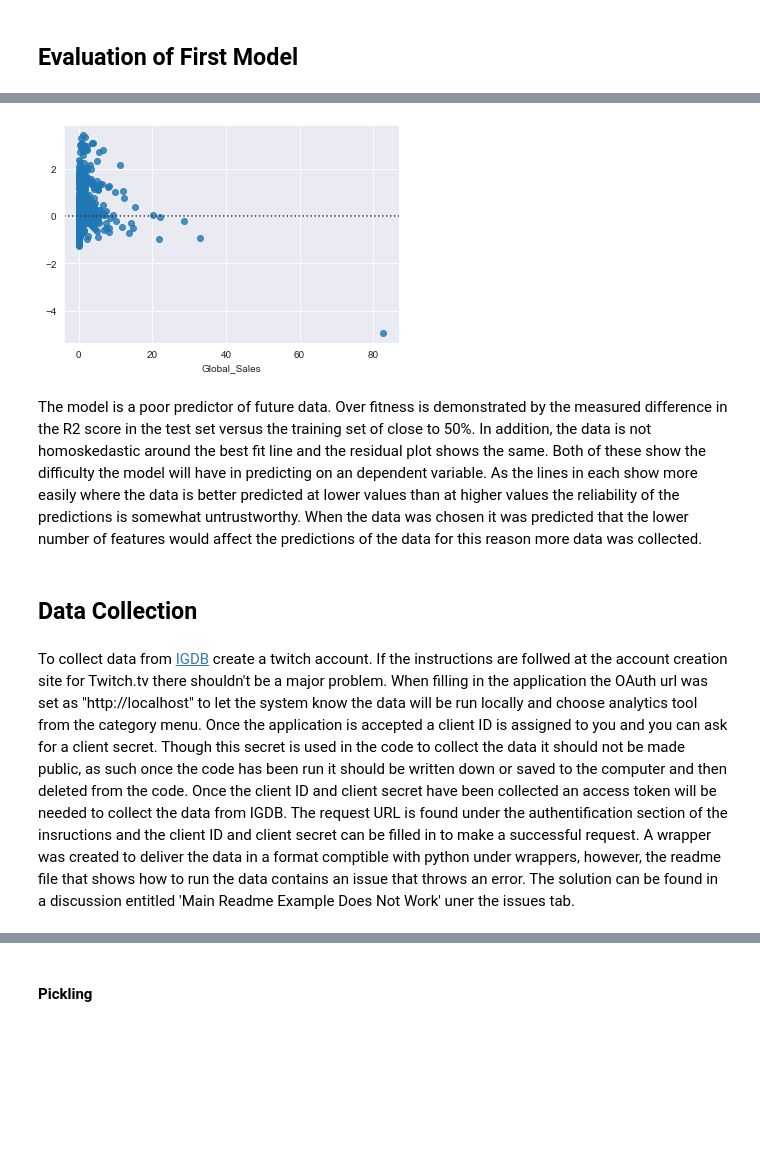
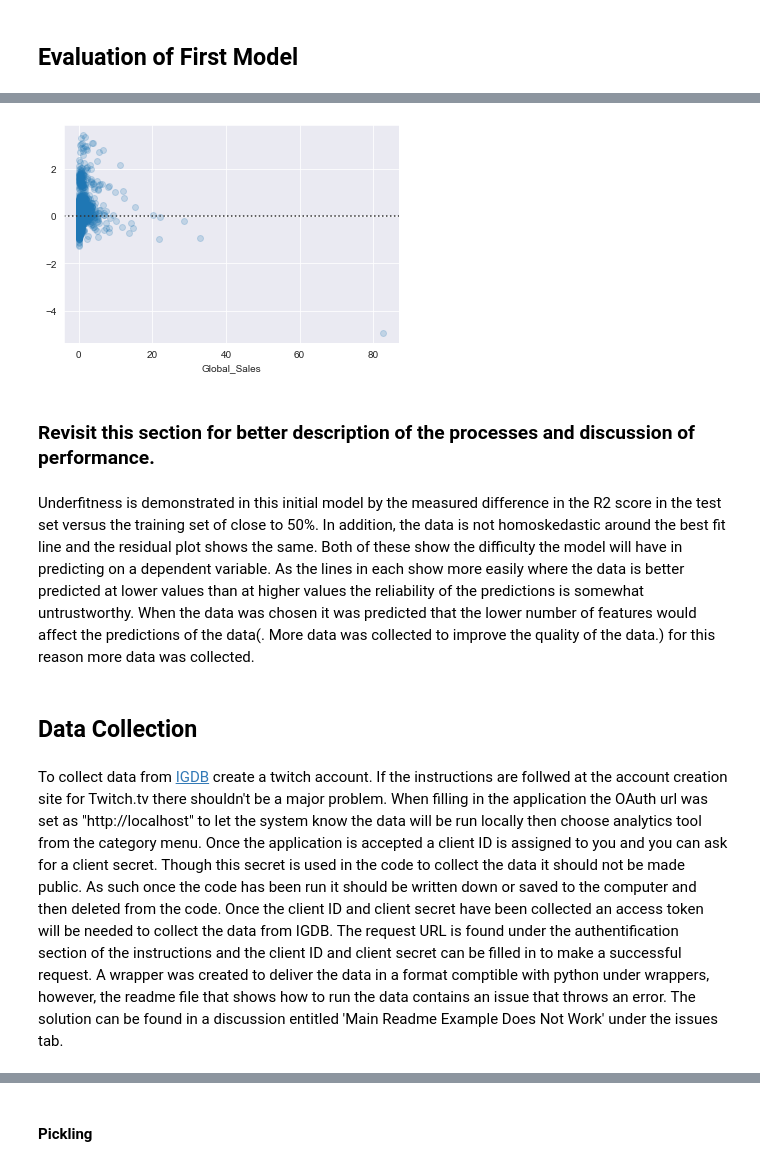
Before and after one commit to RCKettel/CapstoneProject, a Jupyter notebook: Projects/FinalNotebook.ipynb, the cells around one changed output, grey strips where cells are left out. Drawn from its saved outputs; the diff is of its cells as text; code cells hidden in the pictures; blank space fills up the shorter version.

```diff
--- a/Projects/FinalNotebook.ipynb
+++ b/Projects/FinalNotebook.ipynb
@@ -204,12 +223,14 @@ plt.ylabel('Projected Sales');
 # %%
-sns.residplot(y_test, ridge.predict(X_test_ohe_ss));
+sns.residplot(y_test, ridge.predict(X_test_ohe_ss), scatter_kws={'alpha': 0.2});
 # %% [output]
-[figure, old version]
+[figure, new version]
+# %% [markdown]
+### Revisit this section for better description of the processes and discussion of performance.
 # %% [markdown]
-The model is a poor predictor of future data.  Over fitness is demonstrated by the measured difference in the R2 score in the test set versus the training set of close to 50%. In addition, the data is not homoskedastic around the best fit line and the residual plot shows the same.  Both of these show the difficulty the model will have in predicting on an dependent variable. As the lines in each show more easily where the data is better predicted at lower values than at higher values the reliability of the predictions is somewhat untrustworthy.  When the data was chosen it was predicted that the lower number of features would affect the predictions of the data for this reason more data was collected.
+Underfitness is demonstrated in this initial model by the measured difference in the R2 score in the test set versus the training set of close to 50%. In addition, the data is not homoskedastic around the best fit line and the residual plot shows the same.  Both of these show the difficulty the model will have in predicting on a dependent variable. As the lines in each show more easily where the data is better predicted at lower values than at higher values the reliability of the predictions is somewhat untrustworthy.  When the data was chosen it was predicted that the lower number of features would affect the predictions of the data(. More data was collected to improve the quality of the data.) for this reason more data was collected.
 # %% [markdown]
 ## Data Collection
 # %% [markdown]
-To collect data from [IGDB](pi-docs.igdb.com/#about) create a twitch account.  If the instructions are follwed at the account creation site for Twitch.tv there shouldn't be a major problem.  When filling in the application the OAuth url was set as "http://localhost" to let the system know the data will be run locally and choose analytics tool from the category menu.  Once the application is accepted  a client ID is assigned to you and you can ask for a client secret.  Though this secret is used in the code to collect the data it should not be made public, as such once the code has been run it should be written down or saved to the computer and then deleted from the code.  Once the client ID and client secret have been collected an access token will be needed to collect the data from IGDB.  The request URL is found under the authentification section of the insructions and the client ID and client secret can be filled in to make a successful request.  A wrapper was created to deliver the data in a format comptible with python under wrappers, however, the readme file that shows how to run the data contains an issue that throws an error.  The solution can be found in a discussion entitled 'Main Readme Example Does Not Work' uner the issues tab.
+To collect data from [IGDB](pi-docs.igdb.com/#about) create a twitch account.  If the instructions are follwed at the account creation site for Twitch.tv there shouldn't be a major problem.  When filling in the application the OAuth url was set as "http://localhost" to let the system know the data will be run locally then choose analytics tool from the category menu.  Once the application is accepted  a client ID is assigned to you and you can ask for a client secret.  Though this secret is used in the code to collect the data it should not be made public. As such once the code has been run it should be written down or saved to the computer and then deleted from the code.  Once the client ID and client secret have been collected an access token will be needed to collect the data from IGDB.  The request URL is found under the authentification section of the instructions and the client ID and client secret can be filled in to make a successful request.  A wrapper was created to deliver the data in a format comptible with python under wrappers, however, the readme file that shows how to run the data contains an issue that throws an error.  The solution can be found in a discussion entitled 'Main Readme Example Does Not Work' under the issues tab.
 # %%
 !pip install igdb-api-v4 #Installs the wrapper
```
Also changed, not shown: parts of 24 cells of this notebook, 6 other files.
